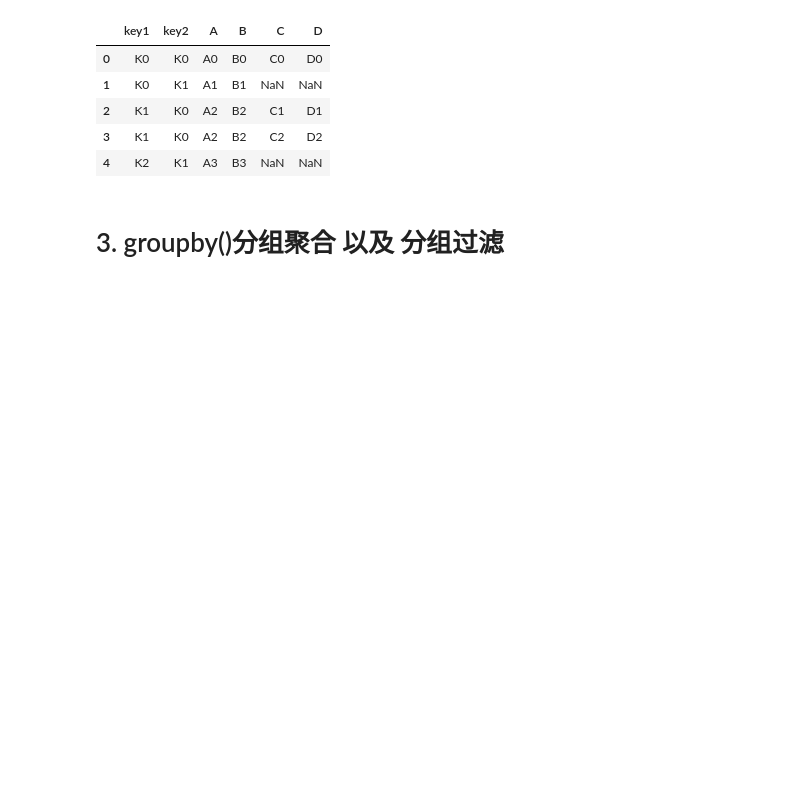
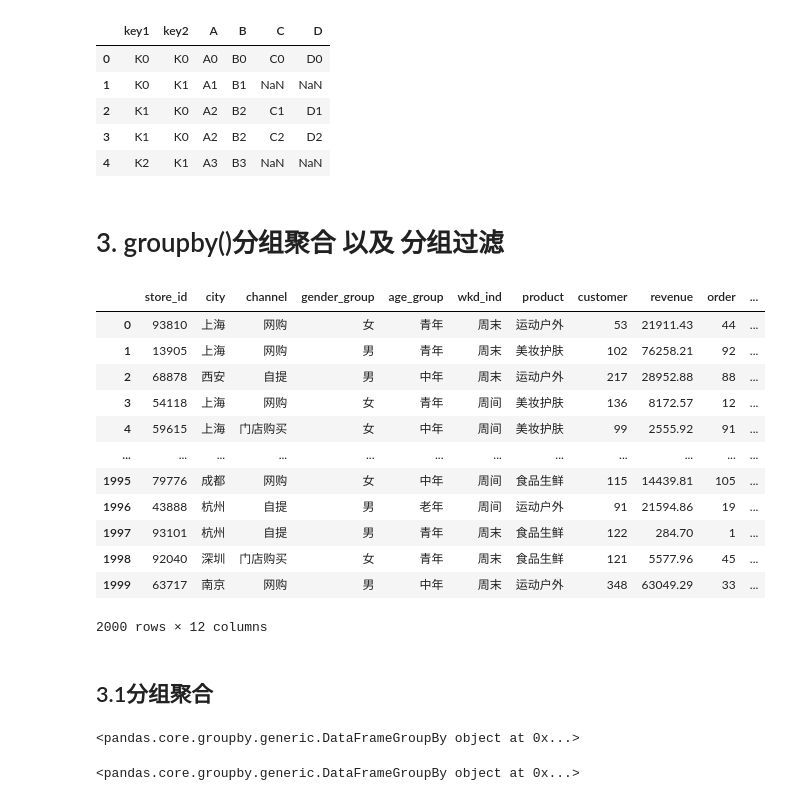
Before and after one commit to Dafu1011/Data-analysis-note, a Jupyter notebook: pandasProject/JupyterNoterbook/06_Pandas进阶语法.ipynb, the cells around one changed output. Drawn from its saved outputs; the diff is of its cells as text; code cells hidden in the pictures; blank space fills up the shorter version.

```diff
--- a/pandasProject/JupyterNoterbook/06_Pandas进阶语法.ipynb
+++ b/pandasProject/JupyterNoterbook/06_Pandas进阶语法.ipynb
@@ -455,4 +459,21 @@ pd.merge(df1,df2,how='left',on=['key1','key2'])
 # 3. groupby()分组聚合 以及 分组过滤
 # %%
 # 1. 准备数据
-df = pd.read_csv
+df = pd.read_csv('./../Data/uniqlo.csv')
+df
+# %% [output]
+|  | store_id | city | channel | gender_group | age_group | wkd_ind | product | customer | revenue | order | ... |
+| 0 | 93810 | 上海 | 网购 | 女 | 青年 | 周末 | 运动户外 | 53 | 21911.43 | 44 | ... |
+| 1 | 13905 | 上海 | 网购 | 男 | 青年 | 周末 | 美妆护肤 | 102 | 76258.21 | 92 | ... |
+| 2 | 68878 | 西安 | 自提 | 男 | 中年 | 周末 | 运动户外 | 217 | 28952.88 | 88 | ... |
+| 3 | 54118 | 上海 | 网购 | 女 | 青年 | 周间 | 美妆护肤 | 136 | 8172.57 | 12 | ... |
+| 4 | 59615 | 上海 | 门店购买 | 女 | 中年 | 周间 | 美妆护肤 | 99 | 2555.92 | 91 | ... |
+| ... | ... | ... | ... | ... | ... | ... | ... | ... | ... | ... | ... |
+| 1995 | 79776 | 成都 | 网购 | 女 | 中年 | 周间 | 食品生鲜 | 115 | 14439.81 | 105 | ... |
+| 1996 | 43888 | 杭州 | 自提 | 男 | 老年 | 周间 | 运动户外 | 91 | 21594.86 | 19 | ... |
+| 1997 | 93101 | 杭州 | 自提 | 男 | 青年 | 周末 | 食品生鲜 | 122 | 284.70 | 1 | ... |
+| 1998 | 92040 | 深圳 | 门店购买 | 女 | 青年 | 周末 | 食品生鲜 | 121 | 5577.96 | 45 | ... |
+| 1999 | 63717 | 南京 | 网购 | 男 | 中年 | 周末 | 运动户外 | 348 | 63049.29 | 33 | ... |
+2000 rows × 12 columns
+# %% [markdown]
+## 3.1分组聚合
@@ -458,0 +483,11 @@ df = pd.read_csv
+# %%
+# 1.场景1：按照单列分组
+df.groupby(['city'])  # DataFrameGroupBy对象  -> DataFrame分组对象
+df.groupby('city')    #细节：如果分组列只有一个，可以不加中括号
+# %% [output]
+<pandas.core.groupby.generic.DataFrameGroupBy object at 0x...>
+# %%
+# 2.场景2：按照多列分组
+df.groupby(['city','channel'])
+# %% [output]
+<pandas.core.groupby.generic.DataFrameGroupBy object at 0x...>
```
Also changed, not shown: parts of 13 cells of this notebook, 8 other files.
